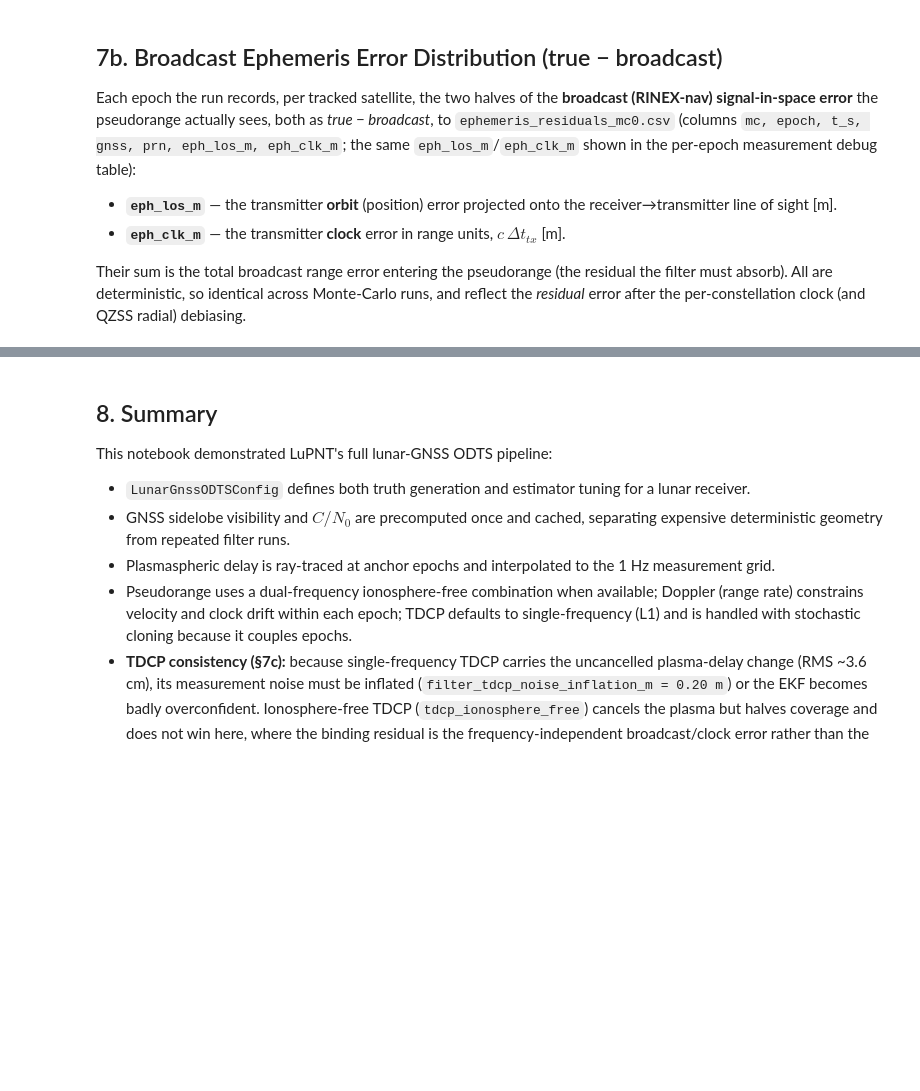
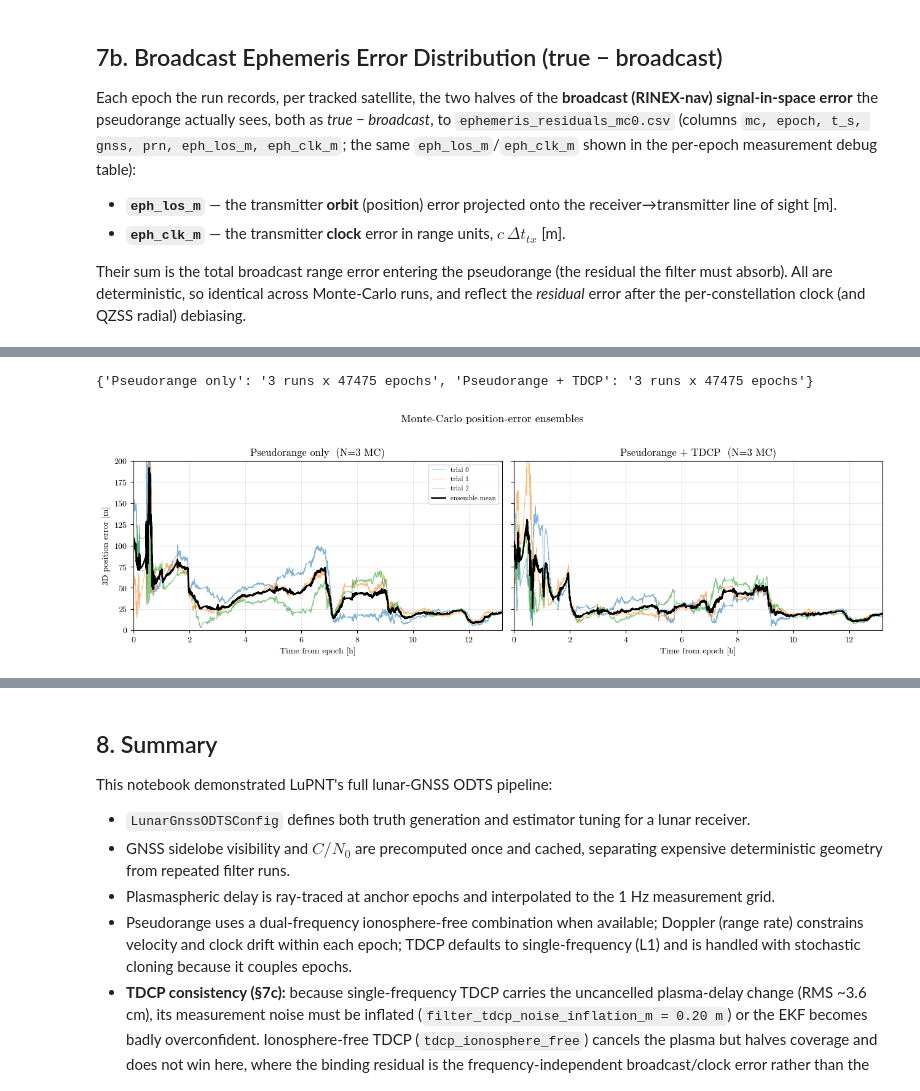
Before and after one commit to Stanford-NavLab/LuPNT, a Jupyter notebook: python/examples/ex6_gnss_odts.ipynb, the cells around one changed output, grey strips where cells are left out. Drawn from its saved outputs; the diff is of its cells as text; code cells hidden in the pictures; blank space fills up the shorter version.

```diff
--- a/python/examples/ex6_gnss_odts.ipynb
+++ b/python/examples/ex6_gnss_odts.ipynb
@@ -610,0 +675,57 @@ else:
+# %%
+# Run (or load cached) N_MC trials for each variant. Both share the single precompute above;
+# only `output_dir` (to avoid trajectory_mc*.csv collisions), `monte_carlo_runs`, and
+# `use_tdcp` change. `seed = cfg.seed + i` per trial is applied inside the C++ engine.
+N_MC = 3
+MC_VARIANTS = {  # label: (subdirectory, use_tdcp)
+    "Pseudorange only": ("mc_pr_only", False),
+    "Pseudorange + TDCP": ("mc_pr_tdcp", True),
+}
+
+
+def _run_or_load_mc(subdir, use_tdcp):
+    vdir = Path(cfg.output_dir) / subdir
+    if not all((vdir / f"trajectory_mc{i}.csv").exists() for i in range(N_MC)):
+        vdir.mkdir(parents=True, exist_ok=True)
+        s = load_scenario()
+        a = s["agents"]["receiver"]["application"]
+        a["simulation"]["output_dir"] = str(vdir)
+        a["simulation"]["monte_carlo_runs"] = N_MC
+        a["simulation"]["run_progress_interval_epochs"] = 0
+        a["measurements"]["use_tdcp"] = use_tdcp
+        print(f"Running {N_MC} MC EKF runs (use_tdcp={use_tdcp}) -> {vdir} ...")
+        pnt.Simulation(s).run()
+    runs = []
+    for i in range(N_MC):
+        r = pd.read_csv(vdir / f"trajectory_mc{i}.csv")
+        r["t_hr"] = r["t"] / 3600.0
+        runs.append(r)
+    return runs
+
+
+mc = {label: _run_or_load_mc(sub, use_tdcp) for label, (sub, use_tdcp) in MC_VARIANTS.items()}
+print({label: f"{len(runs)} runs x {len(runs[0])} epochs" for label, runs in mc.items()})
+# %% [output]
+{'Pseudorange only': '3 runs x 47475 epochs', 'Pseudorange + TDCP': '3 runs x 47475 epochs'}
+# %%
+# Ensemble spread: 3D position error vs. time for each MC trial (thin) plus the ensemble mean
+# (thick). Left = pseudorange only, right = pseudorange + TDCP. TDCP tightens the spread and
+# pulls the whole ensemble down.
+fig, axes = plt.subplots(1, 2, figsize=(13, 4), sharey=True)
+for ax, (label, runs) in zip(axes, mc.items()):
+    stack = np.vstack([r["pos_error_m"].to_numpy() for r in runs])
+    for i, r in enumerate(runs):
+        ax.plot(r["t_hr"], r["pos_error_m"], lw=0.7, alpha=0.55, label=f"trial {i}")
+    ax.plot(runs[0]["t_hr"], stack.mean(axis=0), color="k", lw=1.8, label="ensemble mean")
+    ax.set_title(f"{label}  (N={len(runs)} MC)")
+    ax.set_xlabel("Time from epoch [h]")
+    ax.set_xlim(0, runs[0]["t_hr"].max())
+    ax.set_ylim(0, 200)
+    ax.grid(True, alpha=0.3)
+axes[0].set_ylabel("3D position error [m]")
+axes[0].legend(fontsize=8, loc="upper right")
+fig.suptitle("Monte-Carlo position-error ensembles", y=1.02, fontsize=13)
+plt.tight_layout()
+plt.show()
+# %% [output]
+[figure, added]
```
Also changed, not shown: parts of 11 cells of this notebook, 2 other files.
